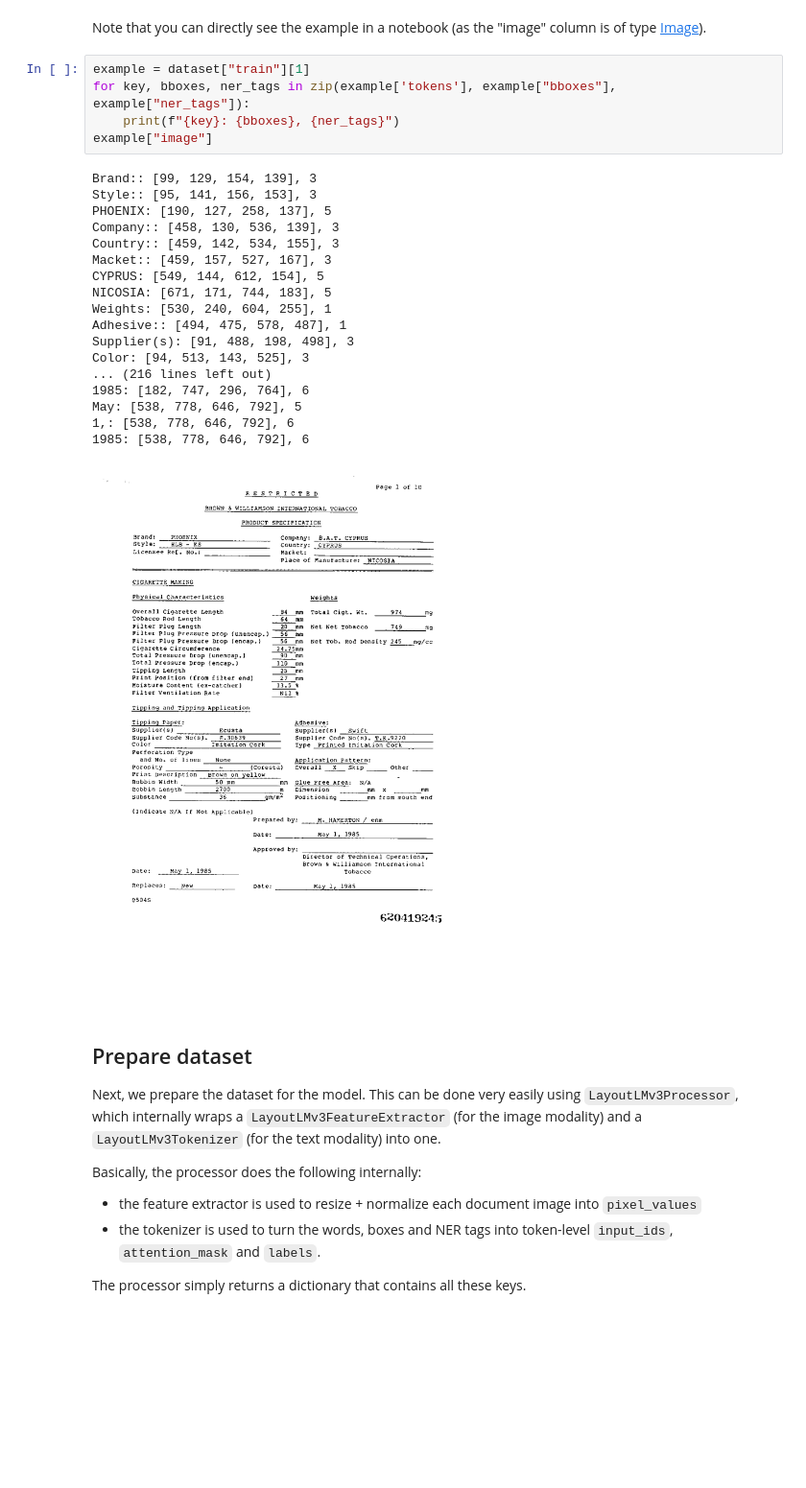
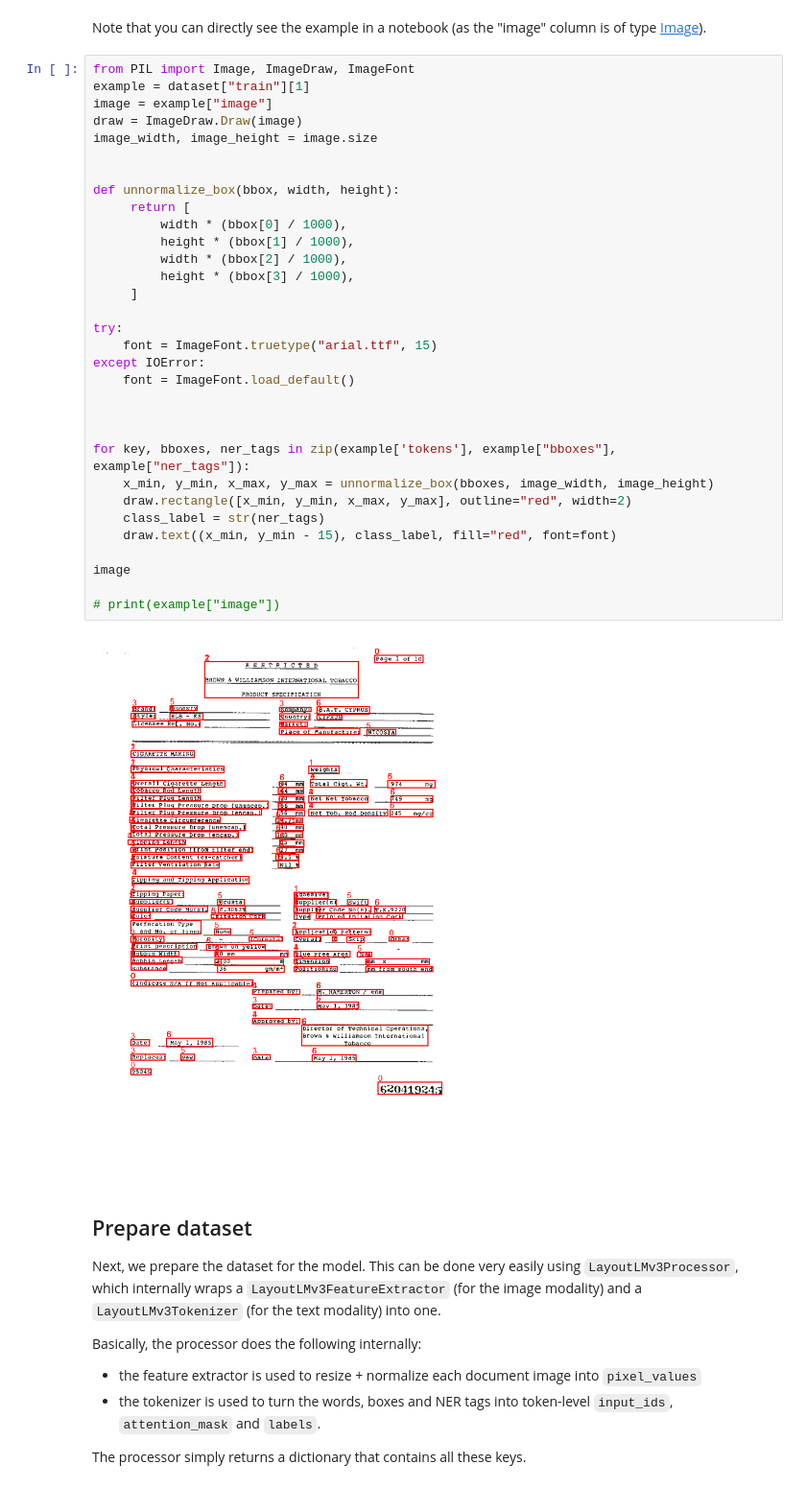
Before and after one commit to hungpham13/foundation-research, a Jupyter notebook: layoutlmv3/Fine_tune_LayoutLMv3_on_FUNSD_(HuggingFace_Trainer).ipynb, the cells around one changed output. Shown at 96% size. Saved outputs shown, nothing was run; the diff lists cells and outputs as text; blank space fills up the shorter version.

```diff
--- a/layoutlmv3/Fine_tune_LayoutLMv3_on_FUNSD_(HuggingFace_Trainer).ipynb
+++ b/layoutlmv3/Fine_tune_LayoutLMv3_on_FUNSD_(HuggingFace_Trainer).ipynb
@@ -42,30 +34,40 @@ dataset["train"].features
  'image': Image(mode=None, decode=True, id=None)}
 # %% [markdown]
 Note that you can directly see the example in a notebook (as the "image" column is of type [Image](https://huggingface.co/docs/datasets/v2.2.1/en/package_reference/main_classes#datasets.Image)).
-# %%
-example = dataset["train"][1]
-for key, bboxes, ner_tags in zip(example['tokens'], example["bboxes"], example["ner_tags"]):
-    print(f"{key}: {bboxes}, {ner_tags}")
-example["image"]
-# %% [output]
-Brand:: [99, 129, 154, 139], 3
-Style:: [95, 141, 156, 153], 3
-PHOENIX: [190, 127, 258, 137], 5
-Company:: [458, 130, 536, 139], 3
-Country:: [459, 142, 534, 155], 3
-Macket:: [459, 157, 527, 167], 3
-CYPRUS: [549, 144, 612, 154], 5
-NICOSIA: [671, 171, 744, 183], 5
-Weights: [530, 240, 604, 255], 1
-Adhesive:: [494, 475, 578, 487], 1
-Supplier(s): [91, 488, 198, 498], 3
-Color: [94, 513, 143, 525], 3
-... (216 lines left out)
-1985: [182, 747, 296, 764], 6
-May: [538, 778, 646, 792], 5
-1,: [538, 778, 646, 792], 6
-1985: [538, 778, 646, 792], 6
-[figure, removed]
+# %%
+from PIL import Image, ImageDraw, ImageFont
+example = dataset["train"][1]
+image = example["image"]
+draw = ImageDraw.Draw(image)
+image_width, image_height = image.size
+
+
+def unnormalize_box(bbox, width, height):
+     return [
+         width * (bbox[0] / 1000),
+         height * (bbox[1] / 1000),
+         width * (bbox[2] / 1000),
+         height * (bbox[3] / 1000),
+     ]
+
+try:
+    font = ImageFont.truetype("arial.ttf", 15)
+except IOError:
+    font = ImageFont.load_default()
+
+
+
+for key, bboxes, ner_tags in zip(example['tokens'], example["bboxes"], example["ner_tags"]):
+    x_min, y_min, x_max, y_max = unnormalize_box(bboxes, image_width, image_height)
+    draw.rectangle([x_min, y_min, x_max, y_max], outline="red", width=2)
+    class_label = str(ner_tags)
+    draw.text((x_min, y_min - 15), class_label, fill="red", font=font)
+
+image
+
+# print(example["image"])
+# %% [output]
+[figure, added]
 # %% [markdown]
 ## Prepare dataset
 
```
Also changed, not shown: parts of 3 cells of this notebook, 1 other file.
